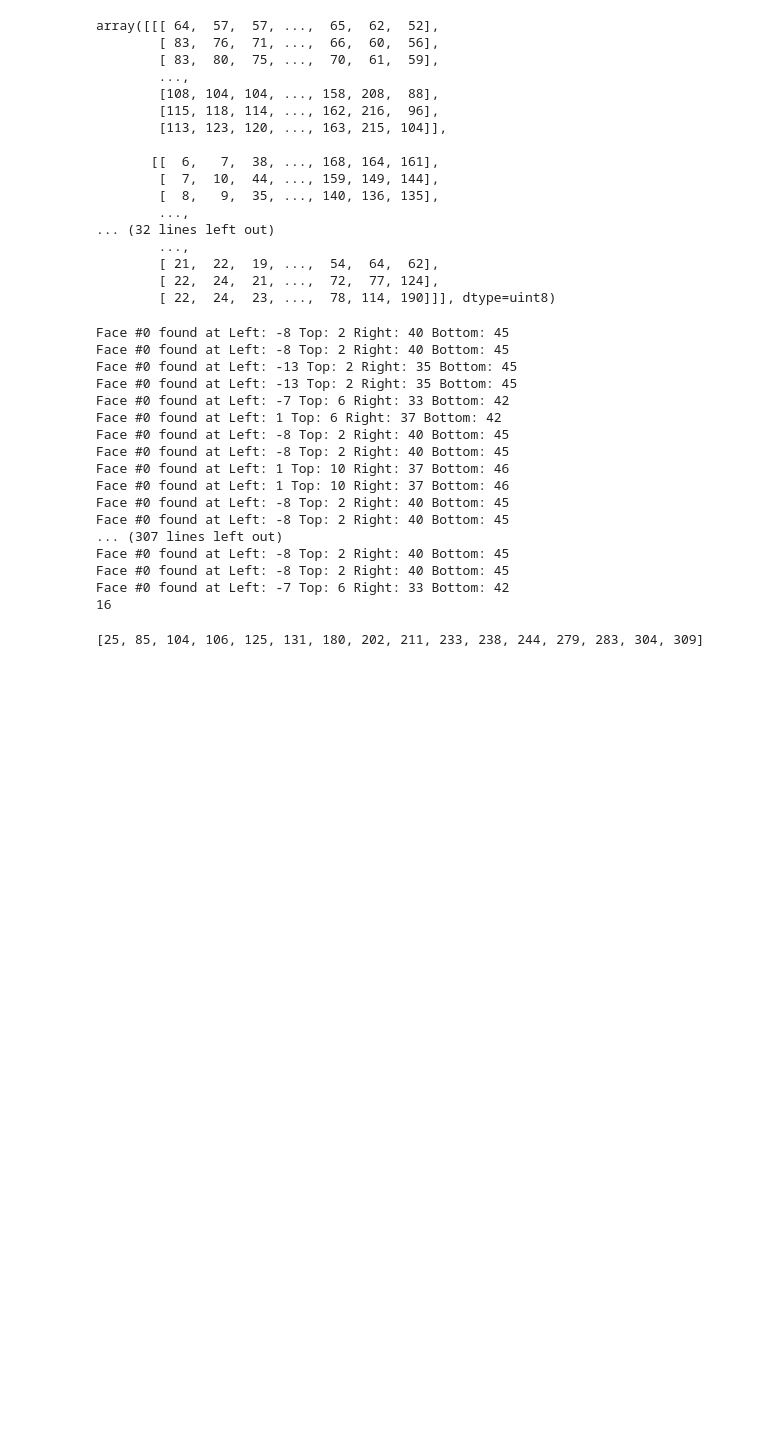
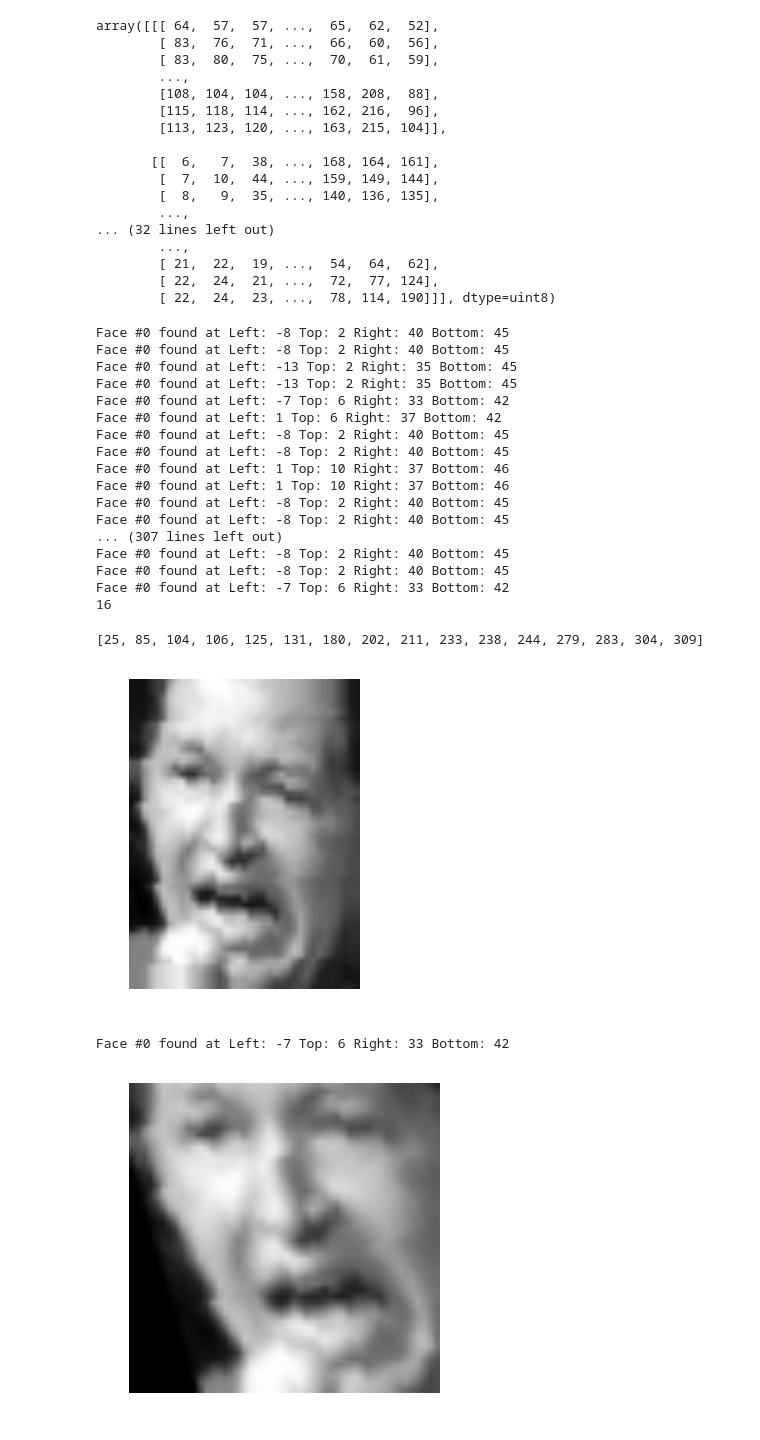
Before and after one commit to CS3244-EigenFace/EigenFace, a Jupyter notebook: Align Images.ipynb, the cells around one changed output. Cells and saved outputs as stored; diff of their text form; code cells hidden in the pictures; blank space fills up the shorter version.

Commit message:
Use ImageDataGenerator to generate images by shearing, zooming & rotating

```diff
--- a/Align Images.ipynb
+++ b/Align Images.ipynb
@@ -194,3 +198,37 @@ np.save("X_test_aligned.npy", np_aligned_test_images)
 missing_idx
 # %% [output]
 [25, 85, 104, 106, 125, 131, 180, 202, 211, 233, 238, 244, 279, 283, 304, 309]
+# %%
+h = 50
+w = 37
+
+def shapeData(data, h=h, w=w):
+    return data.reshape(data.shape[0], 1, h, w).astype('float32')
+
+
+images_reshaped_float = shapeData(images)
+
+datagen = ImageDataGenerator(shear_range=0.2,
+                             zoom_range=0.2,
+                             rotation_range=10)
+datagen.fit(images_reshaped_float)
+
+new_data = []  # store new images
+new_label = []  # store the lable of new images
+number_of_batches = 10
+batches = 0
+
+for X_batch, Y_batch in datagen.flow(images_reshaped_float[:1], labels[:1], batch_size=10):
+    new_data.append(X_batch)
+    new_label.append(Y_batch)
+    batches += 1
+    if batches >= number_of_batches:
+        break
+
+for image in new_data[0]:
+    show_image(image[0])
+    show_image(get_aligned_faces(image[0].astype('uint8'))[0])
+# %% [output]
+[figure, added]
+Face #0 found at Left: -7 Top: 6 Right: 33 Bottom: 42
+[figure, added]
```
Also changed, not shown: parts of 1 cell of this notebook.
